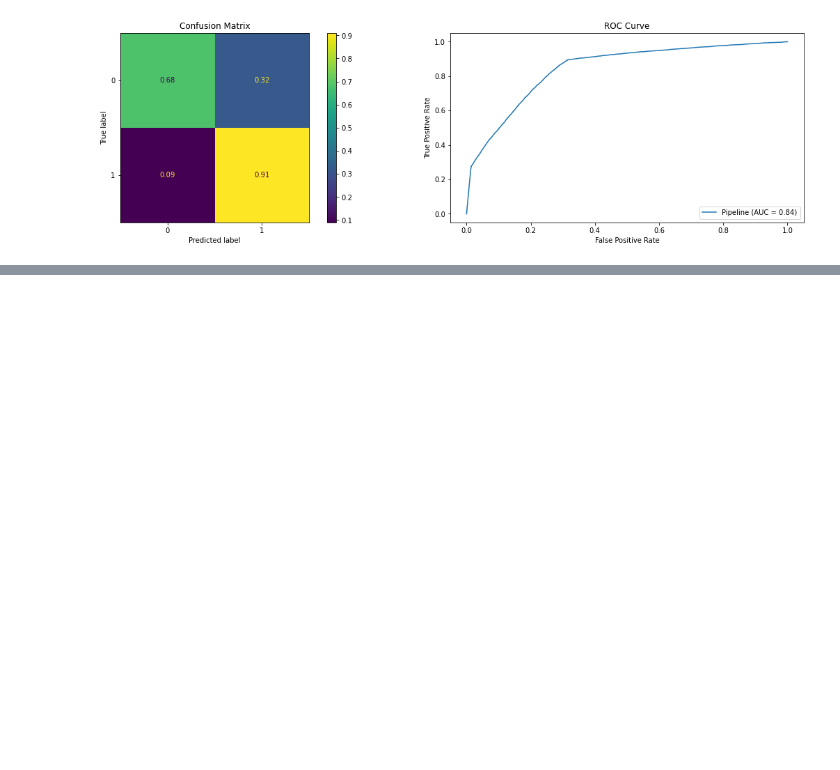
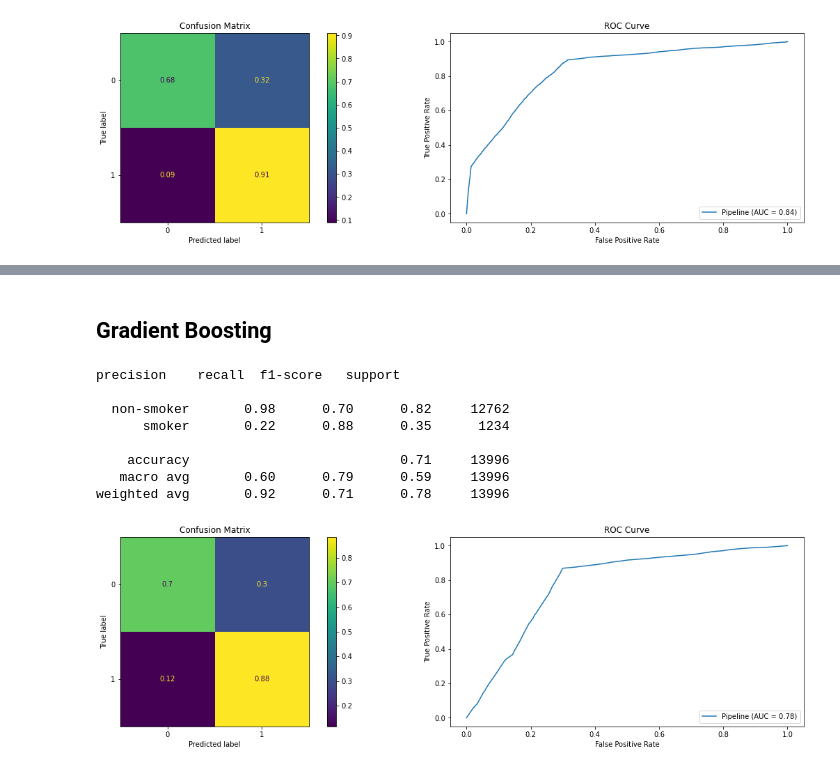
Before and after one commit to RobinsonCW/CardiovascularDiseaseClassification, a Jupyter notebook: src/exploratory_data_analysis/chance/python/objectives/lab-two/CardiovascularDiseaseClassification-LabTwo-Smoke.ipynb, the cells around one changed output, grey strips where cells are left out. Drawn from its saved outputs; the diff is of its cells as text; code cells hidden in the pictures; blank space fills up the shorter version.

```diff
--- a/src/exploratory_data_analysis/chance/python/objectives/lab-two/CardiovascularDiseaseClassification-LabTwo-Smoke.ipynb
+++ b/src/exploratory_data_analysis/chance/python/objectives/lab-two/CardiovascularDiseaseClassification-LabTwo-Smoke.ipynb
@@ -458,0 +585,29 @@ weighted avg       0.92      0.70      0.77     13996
+# %% [markdown]
+## Gradient Boosting
+# %%
+y_pred = fit4.predict(X_test)
+print(classification_report(y_test, y_pred, target_names=["non-smoker", "smoker"]))
+
+fig = plt.figure(1, figsize=(20, 5))
+
+chart_1 = fig.add_subplot(121)
+chart_2 = fig.add_subplot(122)
+
+# Pass Fitted Model, and our test sets, see how they do
+plot_confusion_matrix(pipe4, X_test, y_test, normalize='true', ax=chart_1)
+chart_1.set_title('Confusion Matrix')
+
+plot_roc_curve(pipe4, X, y, ax=chart_2)
+chart_2.set_title('ROC Curve')
+
+plt.show()
+# %% [output]
+precision    recall  f1-score   support
+
+  non-smoker       0.98      0.70      0.82     12762
+      smoker       0.22      0.88      0.35      1234
+
+    accuracy                           0.71     13996
+   macro avg       0.60      0.79      0.59     13996
+weighted avg       0.92      0.71      0.78     13996
+[figure, added]
```
Also changed, not shown: parts of 15 cells of this notebook.
